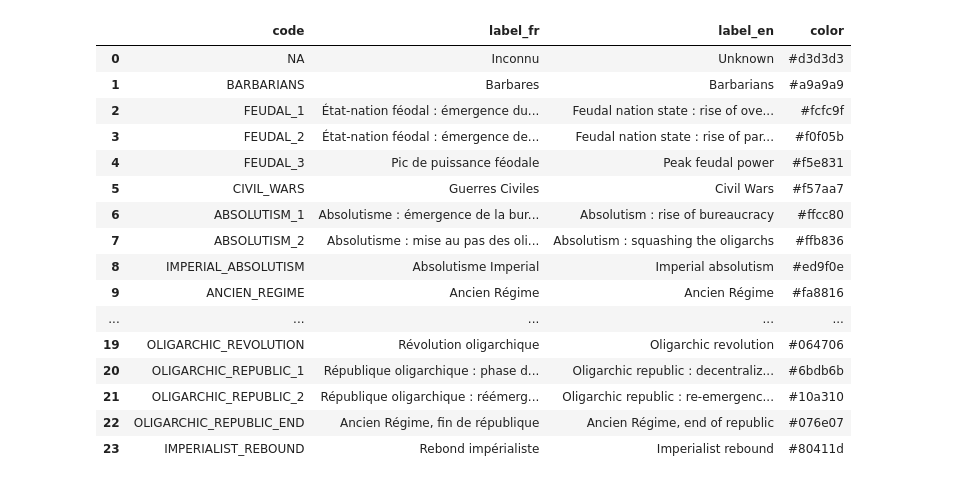
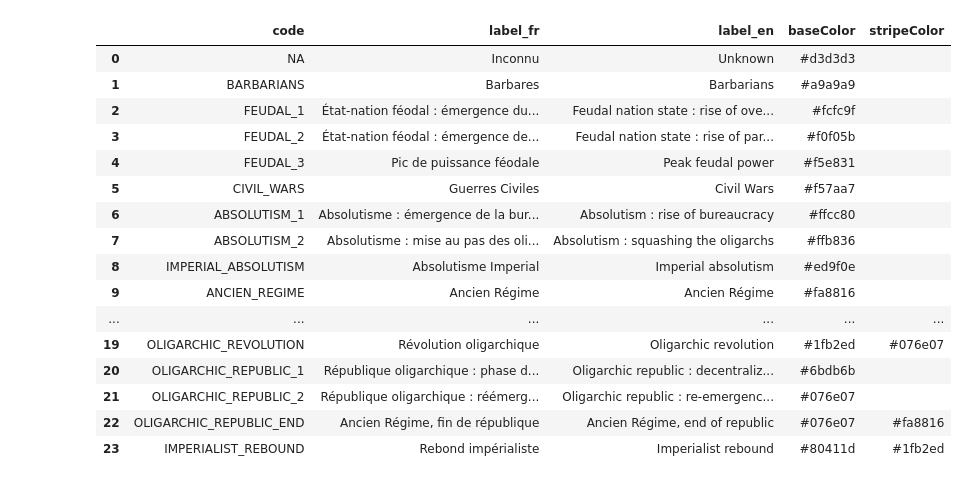
Before and after one commit to historionomy/streamlit, a Jupyter notebook: tests.ipynb, the cells around one changed output. Saved outputs shown, nothing was run; the diff lists cells and outputs as text; code cells hidden in the pictures.

```diff
--- a/tests.ipynb
+++ b/tests.ipynb
@@ -9,30 +9,30 @@ from datetime import datetime
 # Load world map
 world = gpd.read_file(gpd.datasets.get_path('naturalearth_lowres'))
 # %%
-raw_data = pd.read_csv('https://docs.google.com/spreadsheets/d/e/2PACX-1vSgcOEGH5nEzRQ6zFdiDxB0S3xHtZ8BUR039zmtnw5hj7mfycCHrdIr2hcc_WM4uR_NNS0z7Bg2ho_c/pub?gid=0&single=true&output=csv', usecols=['alpha_3', 'stage'], na_filter=False)
+raw_data = pd.read_csv('https://docs.google.com/spreadsheets/d/e/2PACX-1vSgcOEGH5nEzRQ6zFdiDxB0S3xHtZ8BUR039zmtnw5hj7mfycCHrdIr2hcc_WM4uR_NNS0z7Bg2ho_c/pub?gid=0&single=true&output=csv', usecols=['alpha_3', 'stage', 'reboot', 'subEntities'], na_filter=False)
 
 
-legend = pd.read_csv('https://docs.google.com/spreadsheets/d/e/2PACX-1vSgcOEGH5nEzRQ6zFdiDxB0S3xHtZ8BUR039zmtnw5hj7mfycCHrdIr2hcc_WM4uR_NNS0z7Bg2ho_c/pub?gid=1702276270&single=true&output=csv', usecols=['code', 'label_fr', 'label_en', 'color'], na_filter=False)
+legend = pd.read_csv('https://docs.google.com/spreadsheets/d/e/2PACX-1vSgcOEGH5nEzRQ6zFdiDxB0S3xHtZ8BUR039zmtnw5hj7mfycCHrdIr2hcc_WM4uR_NNS0z7Bg2ho_c/pub?gid=1702276270&single=true&output=csv', usecols=['code', 'label_fr', 'label_en', 'baseColor', 'stripeColor'], na_filter=False)
 legend = legend[legend.code != ""]
 legend
 # %% [output]
-|  | code | label_fr | label_en | color |
-| 0 | NA | Inconnu | Unknown | #d3d3d3 |
-| 1 | BARBARIANS | Barbares | Barbarians | #a9a9a9 |
-| 2 | FEUDAL_1 | État-nation féodal : émergence du... | Feudal nation state : rise of ove... | #fcfc9f |
-| 3 | FEUDAL_2 | État-nation féodal : émergence de... | Feudal nation state : rise of par... | #f0f05b |
-| 4 | FEUDAL_3 | Pic de puissance féodale | Peak feudal power | #f5e831 |
-| 5 | CIVIL_WARS | Guerres Civiles | Civil Wars | #f57aa7 |
-| 6 | ABSOLUTISM_1 | Absolutisme : émergence de la bur... | Absolutism : rise of bureaucracy | #ffcc80 |
-| 7 | ABSOLUTISM_2 | Absolutisme : mise au pas des oli... | Absolutism : squashing the oligarchs | #ffb836 |
-| 8 | IMPERIAL_ABSOLUTISM | Absolutisme Imperial | Imperial absolutism | #ed9f0e |
-| 9 | ANCIEN_REGIME | Ancien Régime | Ancien Régime | #fa8816 |
-| ... | ... | ... | ... | ... |
-| 19 | OLIGARCHIC_REVOLUTION | Révolution oligarchique | Oligarchic revolution | #064706 |
-| 20 | OLIGARCHIC_REPUBLIC_1 | République oligarchique : phase d... | Oligarchic republic : decentraliz... | #6bdb6b |
-| 21 | OLIGARCHIC_REPUBLIC_2 | République oligarchique : réémerg... | Oligarchic republic : re-emergenc... | #10a310 |
-| 22 | OLIGARCHIC_REPUBLIC_END | Ancien Régime, fin de république | Ancien Régime, end of republic | #076e07 |
-| 23 | IMPERIALIST_REBOUND | Rebond impérialiste | Imperialist rebound | #80411d |
+|  | code | label_fr | label_en | baseColor | stripeColor |
+| 0 | NA | Inconnu | Unknown | #d3d3d3 |  |
+| 1 | BARBARIANS | Barbares | Barbarians | #a9a9a9 |  |
+| 2 | FEUDAL_1 | État-nation féodal : émergence du... | Feudal nation state : rise of ove... | #fcfc9f |  |
+| 3 | FEUDAL_2 | État-nation féodal : émergence de... | Feudal nation state : rise of par... | #f0f05b |  |
+| 4 | FEUDAL_3 | Pic de puissance féodale | Peak feudal power | #f5e831 |  |
+| 5 | CIVIL_WARS | Guerres Civiles | Civil Wars | #f57aa7 |  |
+| 6 | ABSOLUTISM_1 | Absolutisme : émergence de la bur... | Absolutism : rise of bureaucracy | #ffcc80 |  |
+| 7 | ABSOLUTISM_2 | Absolutisme : mise au pas des oli... | Absolutism : squashing the oligarchs | #ffb836 |  |
+| 8 | IMPERIAL_ABSOLUTISM | Absolutisme Imperial | Imperial absolutism | #ed9f0e |  |
+| 9 | ANCIEN_REGIME | Ancien Régime | Ancien Régime | #fa8816 |  |
+| ... | ... | ... | ... | ... | ... |
+| 19 | OLIGARCHIC_REVOLUTION | Révolution oligarchique | Oligarchic revolution | #1fb2ed | #076e07 |
+| 20 | OLIGARCHIC_REPUBLIC_1 | République oligarchique : phase d... | Oligarchic republic : decentraliz... | #6bdb6b |  |
+| 21 | OLIGARCHIC_REPUBLIC_2 | République oligarchique : réémerg... | Oligarchic republic : re-emergenc... | #076e07 |  |
+| 22 | OLIGARCHIC_REPUBLIC_END | Ancien Régime, fin de république | Ancien Régime, end of republic | #076e07 | #fa8816 |
+| 23 | IMPERIALIST_REBOUND | Rebond impérialiste | Imperialist rebound | #80411d | #1fb2ed |
 # %%
 data = raw_data.merge(legend, left_on='stage', right_on='code', how='left')
 data = data.drop('code', axis=1)
```
Also changed, not shown: parts of 4 cells of this notebook.
